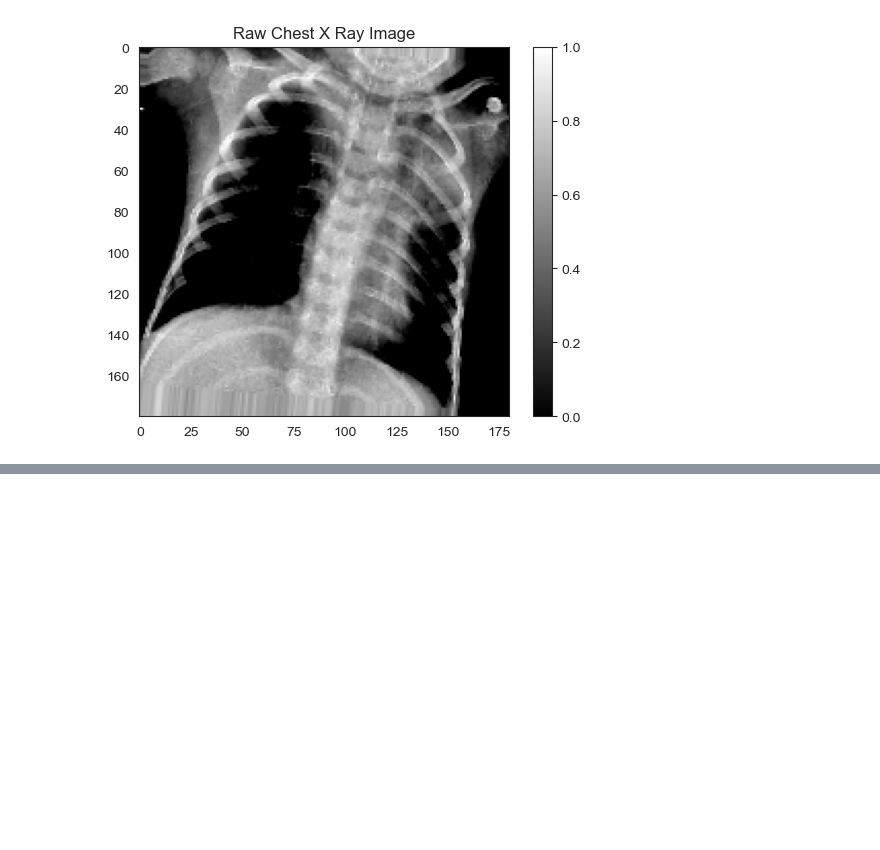
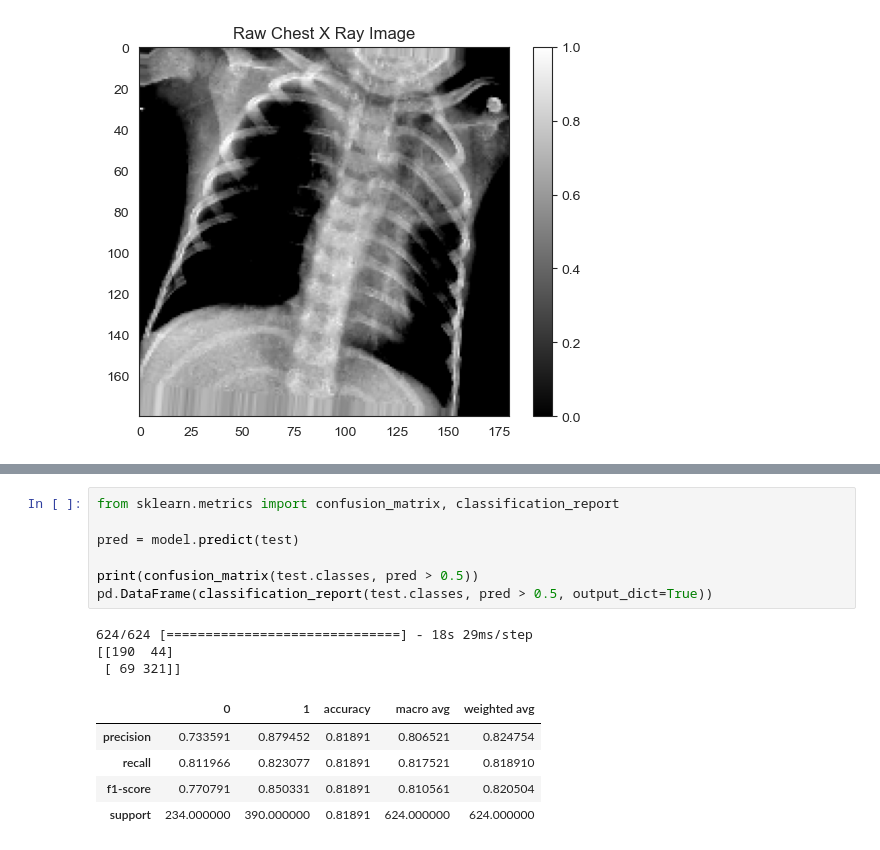
Before and after one commit to IgorTorquatto/Python_MachineLearning, a Jupyter notebook: TensorFlow/Código_Medical_Diagnosis.ipynb, the cells around one changed output, grey strips where cells are left out. Saved outputs shown, nothing was run; the diff lists cells and outputs as text; blank space fills up the shorter version.

```diff
--- a/TensorFlow/Código_Medical_Diagnosis.ipynb
+++ b/TensorFlow/Código_Medical_Diagnosis.ipynb
@@ -180,0 +306,16 @@ The mean value of the pixels is 0.0000 and the standard deviation is 1.0000
+# %%
+from sklearn.metrics import confusion_matrix, classification_report
+
+pred = model.predict(test)
+
+print(confusion_matrix(test.classes, pred > 0.5))
+pd.DataFrame(classification_report(test.classes, pred > 0.5, output_dict=True))
+# %% [output]
+624/624 [==============================] - 18s 29ms/step
+[[190  44]
+ [ 69 321]]
+|  | 0 | 1 | accuracy | macro avg | weighted avg |
+| precision | 0.733591 | 0.879452 | 0.81891 | 0.806521 | 0.824754 |
+| recall | 0.811966 | 0.823077 | 0.81891 | 0.817521 | 0.818910 |
+| f1-score | 0.770791 | 0.850331 | 0.81891 | 0.810561 | 0.820504 |
+| support | 234.000000 | 390.000000 | 0.81891 | 624.000000 | 624.000000 |
```
Also changed, not shown: parts of 16 cells of this notebook.
